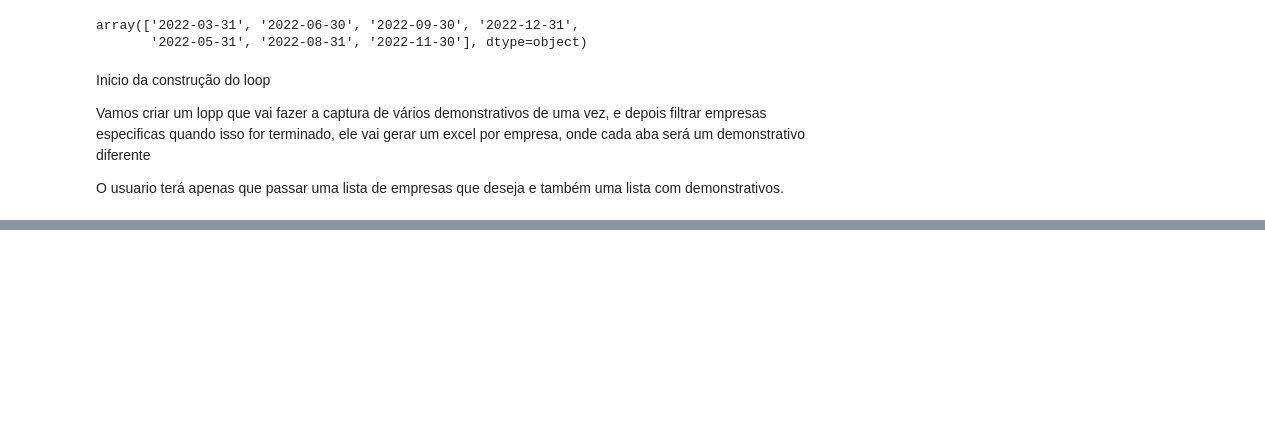
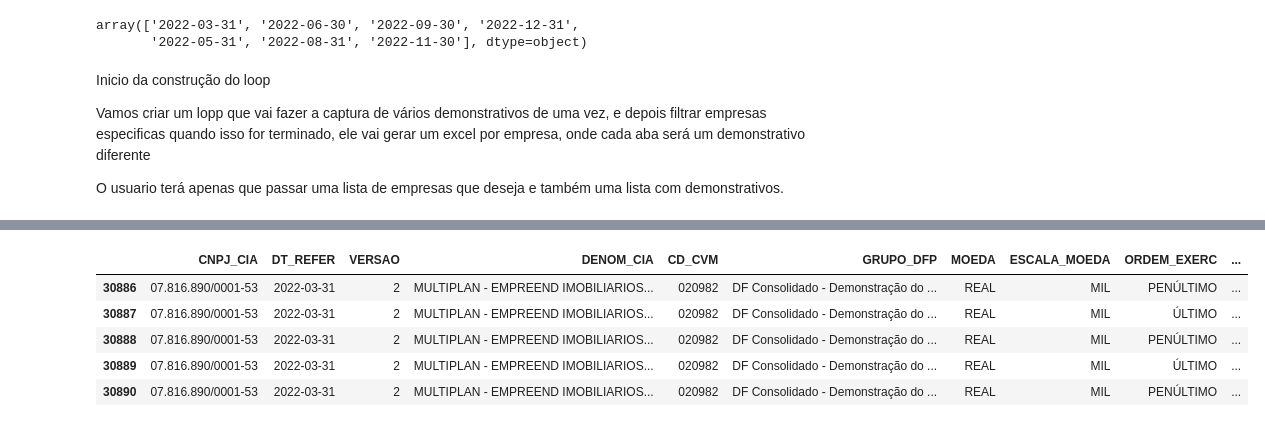
Before and after one commit to Akirahori/Python, a Jupyter notebook: Mercado_Financeiro/Python_Mercado_Financeiro/04. Análise Fundamentalista com Python.ipynb, the cells around one changed output, grey strips where cells are left out. Drawn from its saved outputs; the diff is of its cells as text; code cells hidden in the pictures; blank space fills up the shorter version.

```diff
--- a/Mercado_Financeiro/Python_Mercado_Financeiro/04. Análise Fundamentalista com Python.ipynb
+++ b/Mercado_Financeiro/Python_Mercado_Financeiro/04. Análise Fundamentalista com Python.ipynb
@@ -230,0 +254,9 @@ for k in demonstrativos:
+# %%
+lista_listas[0][1].head()
+# %% [output]
+|  | CNPJ_CIA | DT_REFER | VERSAO | DENOM_CIA | CD_CVM | GRUPO_DFP | MOEDA | ESCALA_MOEDA | ORDEM_EXERC | ... |
+| 30886 | 07.816.890/0001-53 | 2022-03-31 | 2 | MULTIPLAN - EMPREEND IMOBILIARIOS... | 020982 | DF Consolidado - Demonstração do ... | REAL | MIL | PENÚLTIMO | ... |
+| 30887 | 07.816.890/0001-53 | 2022-03-31 | 2 | MULTIPLAN - EMPREEND IMOBILIARIOS... | 020982 | DF Consolidado - Demonstração do ... | REAL | MIL | ÚLTIMO | ... |
+| 30888 | 07.816.890/0001-53 | 2022-03-31 | 2 | MULTIPLAN - EMPREEND IMOBILIARIOS... | 020982 | DF Consolidado - Demonstração do ... | REAL | MIL | PENÚLTIMO | ... |
+| 30889 | 07.816.890/0001-53 | 2022-03-31 | 2 | MULTIPLAN - EMPREEND IMOBILIARIOS... | 020982 | DF Consolidado - Demonstração do ... | REAL | MIL | ÚLTIMO | ... |
+| 30890 | 07.816.890/0001-53 | 2022-03-31 | 2 | MULTIPLAN - EMPREEND IMOBILIARIOS... | 020982 | DF Consolidado - Demonstração do ... | REAL | MIL | PENÚLTIMO | ... |
```
Also changed, not shown: parts of 3 cells of this notebook.
